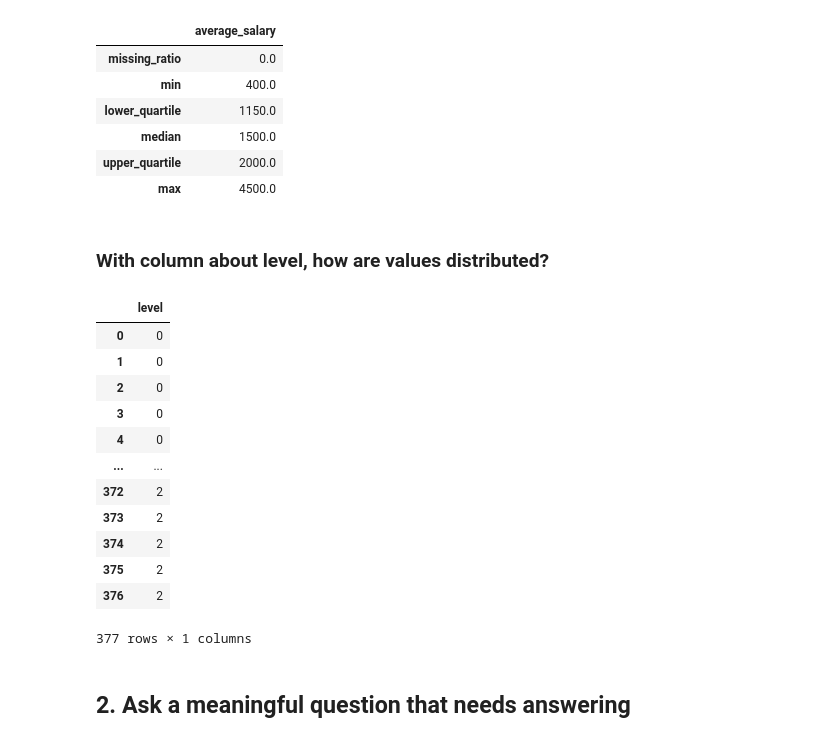
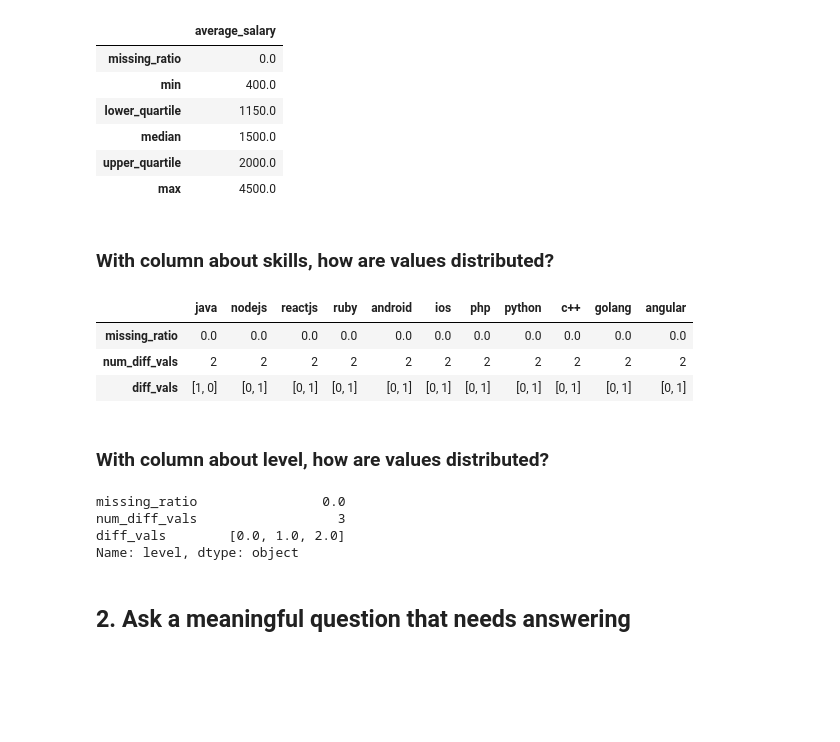
Before and after one commit to vochihieu8320/IDS_GROUP11_2022, a Jupyter notebook: data_explore.ipynb, the cells around one changed output. Drawn from its saved outputs; the diff is of its cells as text; code cells hidden in the pictures; blank space fills up the shorter version.

```diff
--- a/data_explore.ipynb
+++ b/data_explore.ipynb
@@ -317,38 +319,40 @@ nume_col_info_df
 | upper_quartile | 2000.0 |
 | max | 4500.0 |
 # %% [markdown]
-### With column about level, how are values distributed?
+### With column about skills, how are values distributed?
 # %%
-df_level = df_job[["level"]]
+df_skill = df_job.select_dtypes(exclude = np.number)
 
-def missing_ratio(col):
-    return (100 * col.isna().sum() / len(col)).round(1)
+def num_diff_vals(c):
+    return c.nunique(dropna=True)
 
-def num_values(col):
-    return len(col.explode().value_counts().to_dict())
+def diff_vals(c):
+    return c.dropna().unique()
 
-def value_percentages(col):
-    return (col.explode().value_counts(normalize = True) * 100).round(1).to_dict()
-
-cate_col_info_df = df_level.agg([missing_ratio, num_values, value_percentages]).round(1)
-
+cate_col_info_df = df_skill.agg([missing_ratio, num_diff_vals, diff_vals])
 cate_col_info_df
-
-df_level
 # %% [output]
-|  | level |
-| 0 | 0 |
-| 1 | 0 |
-| 2 | 0 |
-| 3 | 0 |
-| 4 | 0 |
-| ... | ... |
-| 372 | 2 |
-| 373 | 2 |
-| 374 | 2 |
-| 375 | 2 |
-| 376 | 2 |
+|  | java | nodejs | reactjs | ruby | android | ios | php | python | c++ | golang | angular |
+| missing_ratio | 0.0 | 0.0 | 0.0 | 0.0 | 0.0 | 0.0 | 0.0 | 0.0 | 0.0 | 0.0 | 0.0 |
+| num_diff_vals | 2 | 2 | 2 | 2 | 2 | 2 | 2 | 2 | 2 | 2 | 2 |
+| diff_vals | [1, 0] | [0, 1] | [0, 1] | [0, 1] | [0, 1] | [0, 1] | [0, 1] | [0, 1] | [0, 1] | [0, 1] | [0, 1] |
-377 rows × 1 columns
+# %% [markdown]
+### With column about level, how are values distributed?
+# %%
+df_level = df_job.level
+def num_diff_vals(c):
+    return c.nunique(dropna=True)
+
+def diff_vals(c):
+    return c.dropna().unique()
+
+cate_col_info_df = df_level.agg([missing_ratio, num_diff_vals, diff_vals])
+cate_col_info_df
+# %% [output]
+missing_ratio                0.0
+num_diff_vals                  3
+diff_vals        [0.0, 1.0, 2.0]
+Name: level, dtype: object
 # %% [markdown]
 ## 2. Ask a meaningful question that needs answering
 # %% [markdown]
```
Also changed, not shown: parts of 31 cells of this notebook.
